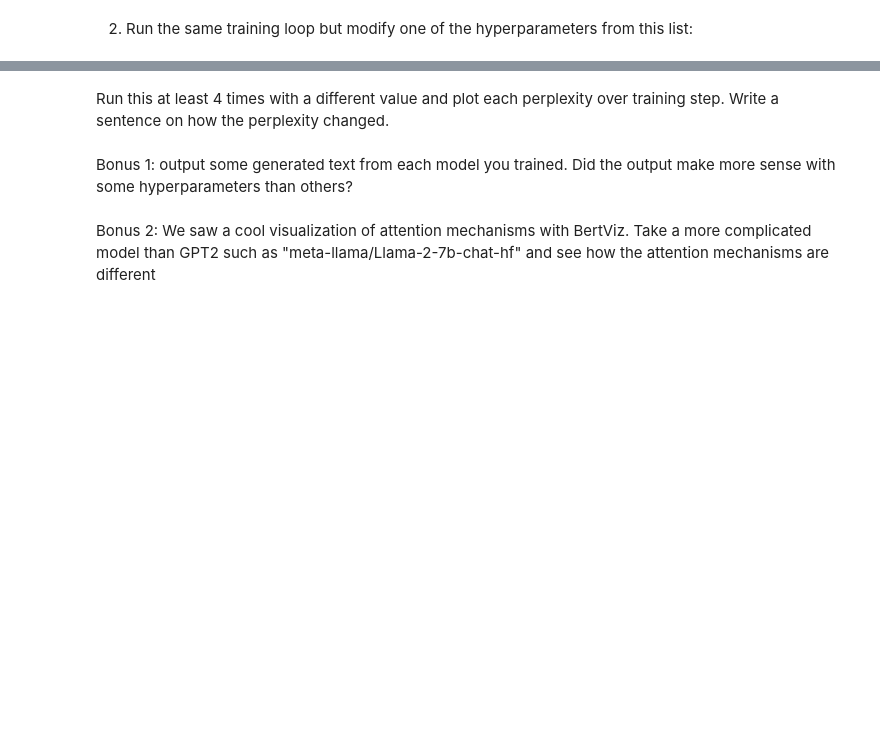
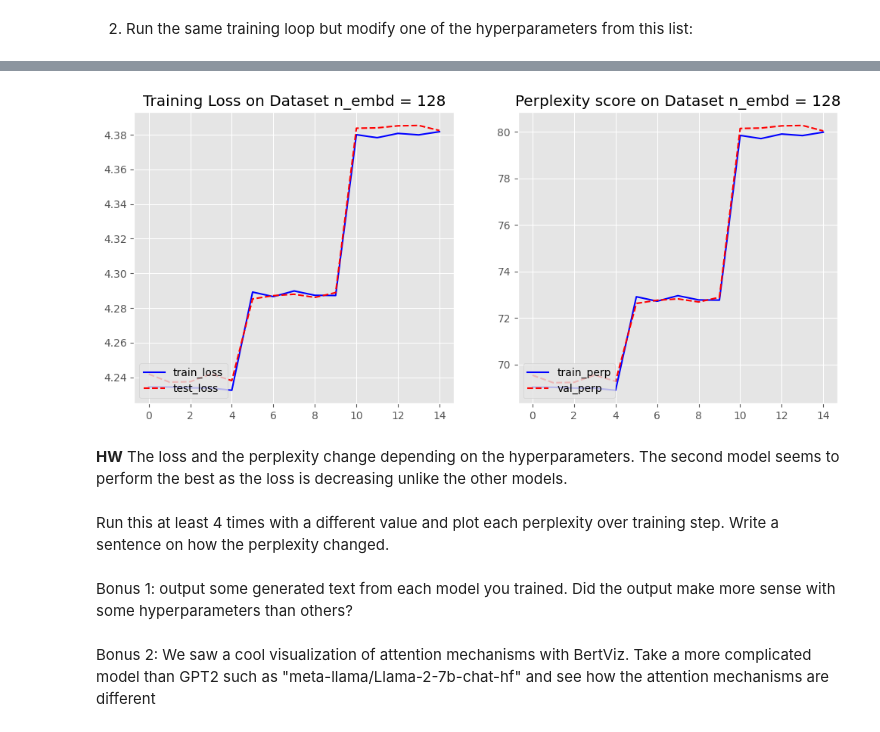
Before and after one commit to kloiks/ai-science-training-series, a Jupyter notebook: 05_llm_part2/LLM_part02.ipynb, the cells around one changed output, grey strips where cells are left out. Drawn from its saved outputs; the diff is of its cells as text; code cells hidden in the pictures; blank space fills up the shorter version.

```diff
--- a/05_llm_part2/LLM_part02.ipynb
+++ b/05_llm_part2/LLM_part02.ipynb
@@ -740,3 +933,23 @@ n_layer = 4
+# %%
+# plot the training loss
+plt.style.use("ggplot")
+# plt.figure()
+fig, (ax1, ax2) = plt.subplots(1, 2, figsize=(12, 5))
+ax1.plot(H["train_loss"], 'b-', label="train_loss")
+ax1.plot(H["val_loss"], 'r--', label="test_loss")
+ax1.set_title("Training Loss on Dataset n_embd = 128")
+ax1.legend(loc="lower left")
+
+
+ax2.plot(H["train_perp"],'b-', label="train_perp")
+ax2.plot(H["val_perp"], 'r--', label="val_perp")
+ax2.set_title("Perplexity score on Dataset n_embd = 128")
+ax2.legend(loc="lower left");
+# %% [output]
+[figure, added]
+# %% [markdown]
+**HW** The loss and the perplexity change depending on the hyperparameters.
+The second model seems to perform the best as the loss is decreasing unlike the other models.
 # %% [markdown]
 Run this at least 4 times with a different value and plot each perplexity over training step. Write a sentence on how the perplexity changed.
 # %% [markdown]
```
Also changed, not shown: parts of 21 cells of this notebook.
